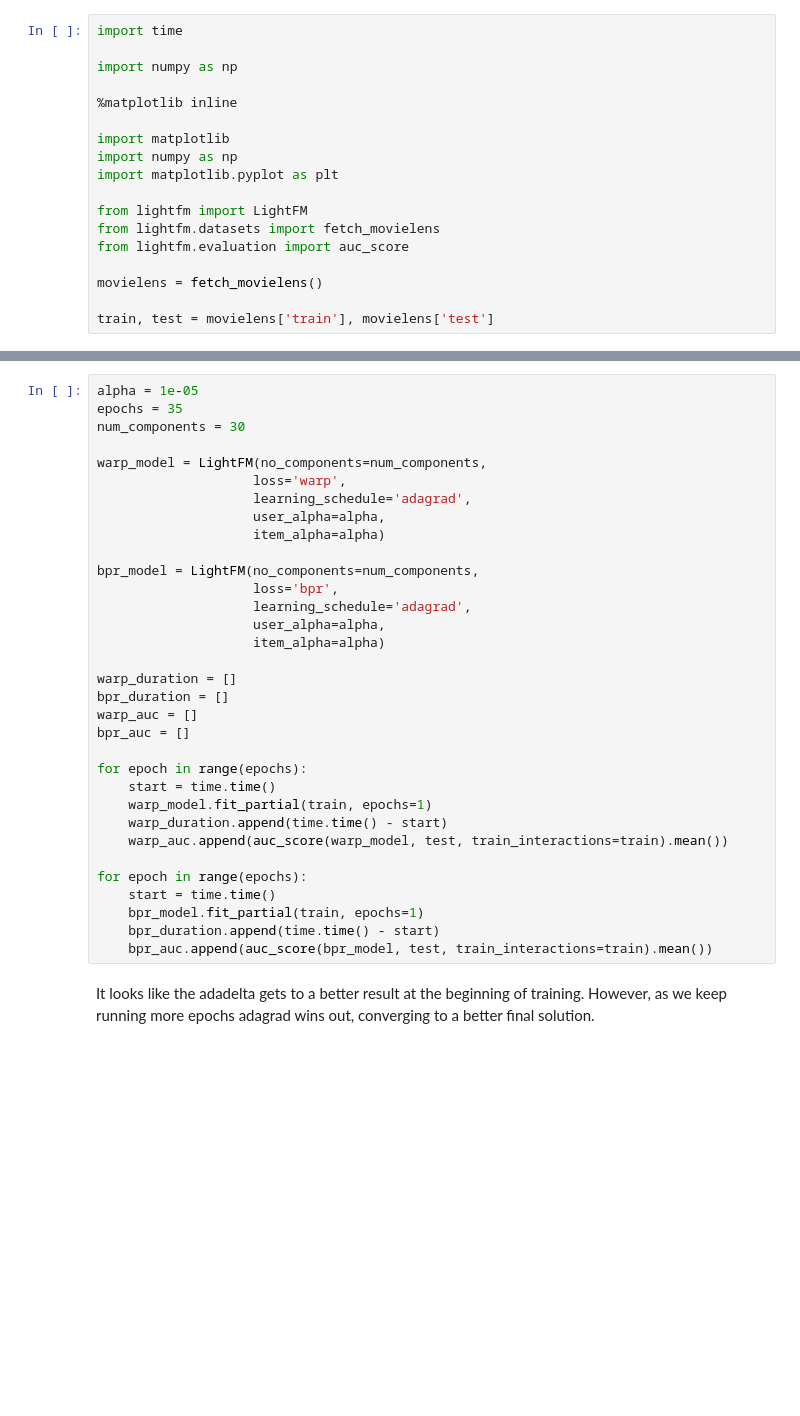
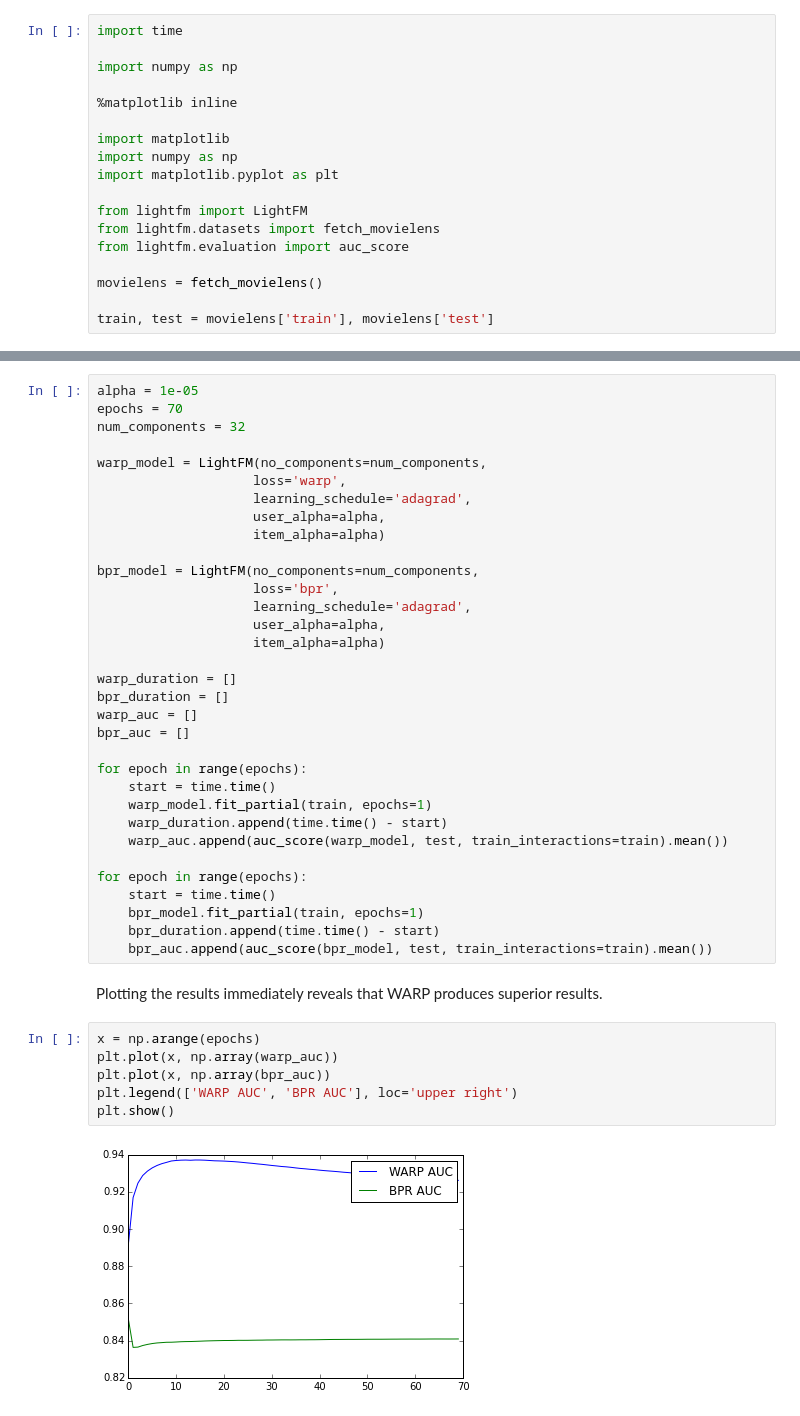
Before and after one commit to lyst/lightfm, a Jupyter notebook: examples/movielens/warp_loss.ipynb, the cells around one changed output, grey strips where cells are left out. Cells and saved outputs as stored; diff of their text form; blank space fills up the shorter version.

```diff
--- a/examples/movielens/warp_loss.ipynb
+++ b/examples/movielens/warp_loss.ipynb
@@ -30,7 +42,7 @@ To evaluate the performance of both learning schedules, let's create two models
 # %%
 alpha = 1e-05
-epochs = 35
-num_components = 30
+epochs = 70
+num_components = 32
 
 warp_model = LightFM(no_components=num_components,
                     loss='warp',
@@ -60,5 +72,13 @@ for epoch in range(epochs):
     bpr_model.fit_partial(train, epochs=1)
     bpr_duration.append(time.time() - start)
     bpr_auc.append(auc_score(bpr_model, test, train_interactions=train).mean())
-# %% [markdown]
-It looks like the adadelta gets to a better result at the beginning of training. However, as we keep running more epochs adagrad wins out, converging to a better final solution.
+# %% [markdown]
+Plotting the results immediately reveals that WARP produces superior results.
+# %%
+x = np.arange(epochs)
+plt.plot(x, np.array(warp_auc))
+plt.plot(x, np.array(bpr_auc))
+plt.legend(['WARP AUC', 'BPR AUC'], loc='upper right')
+plt.show()
+# %% [output]
+[figure, added]
```
Also changed, not shown: parts of 10 cells of this notebook.
